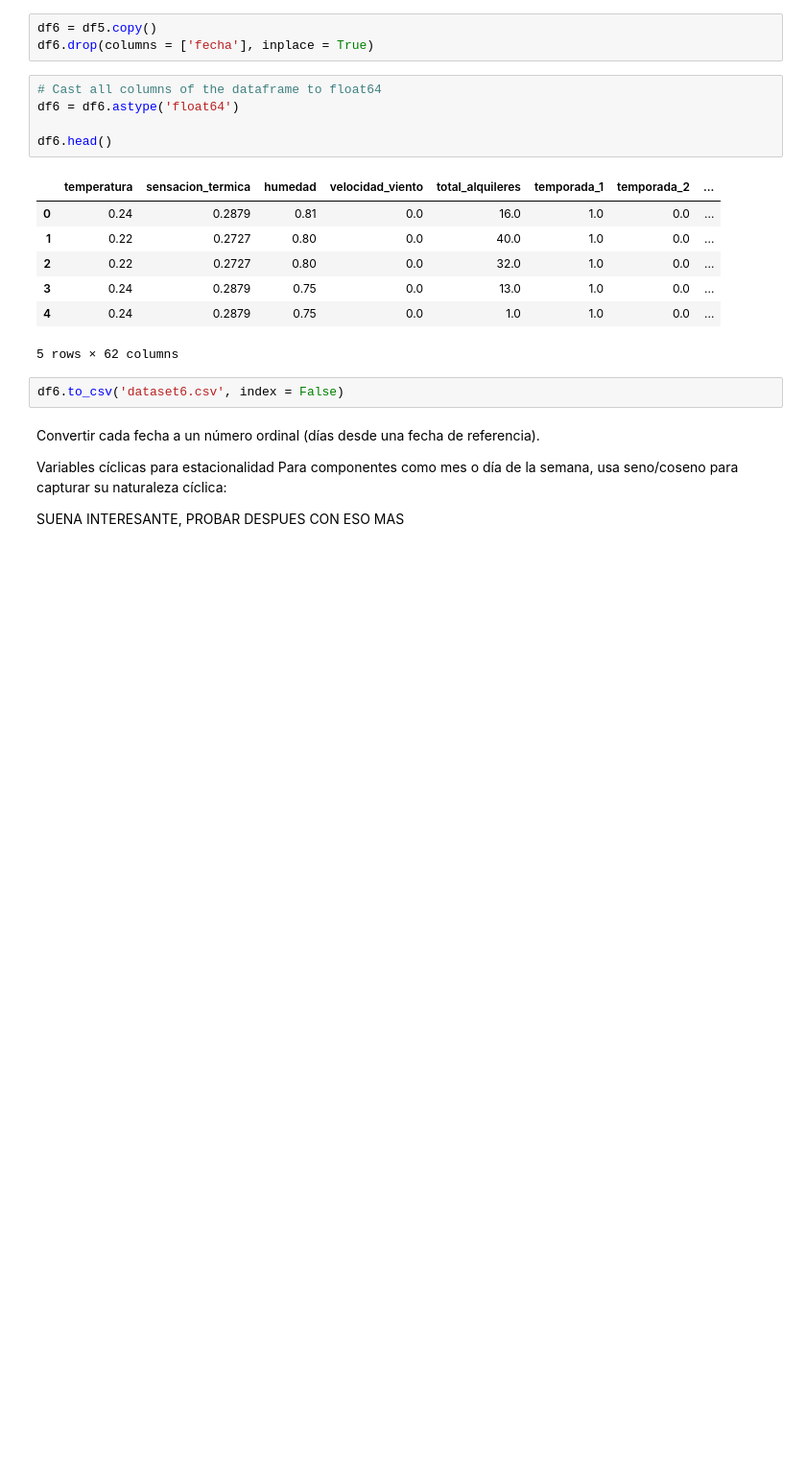
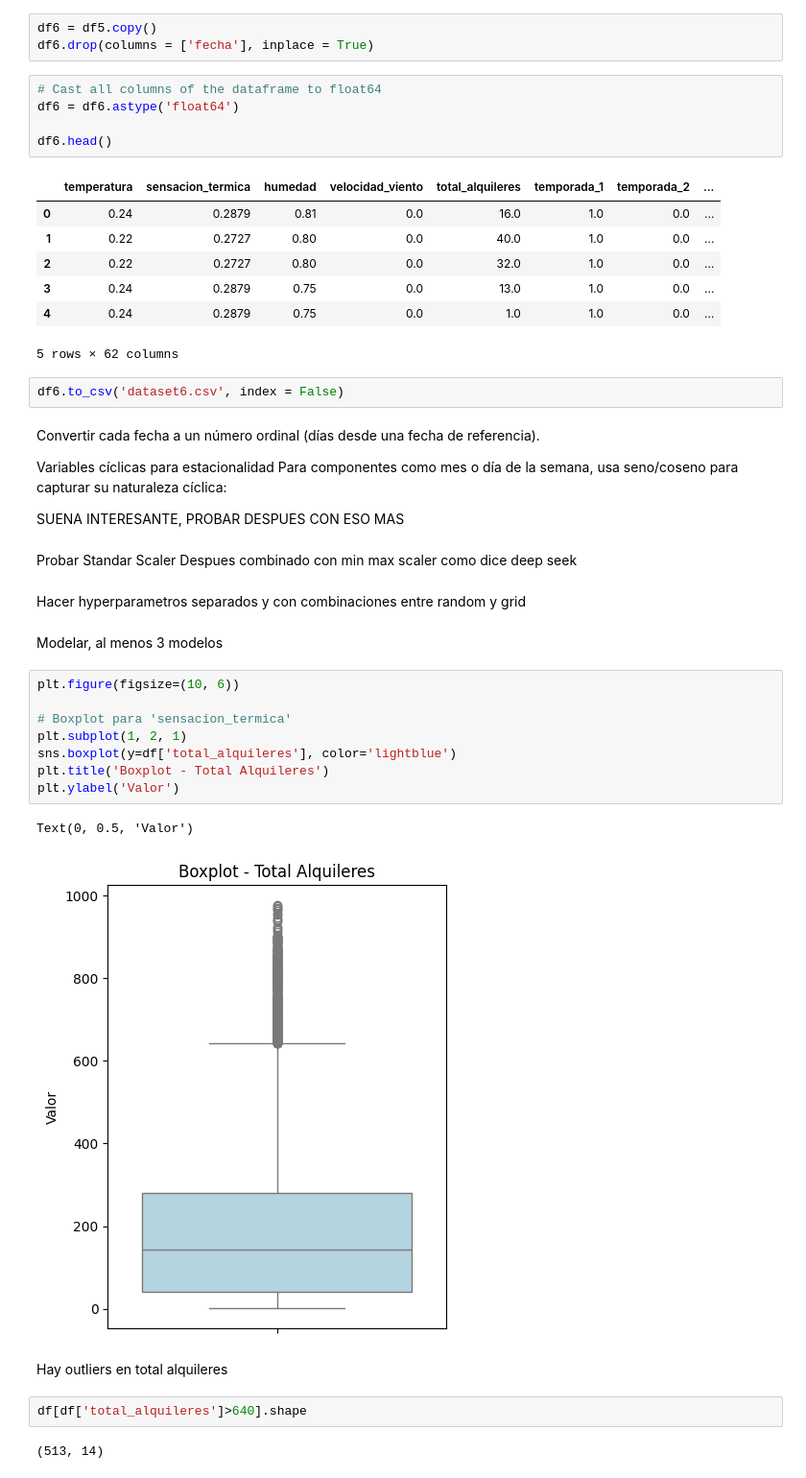
Before and after one commit to OliverPozo/Prediccion-de-Alquiler-de-Monopatines-en-Berlin, a Jupyter notebook: Prediccion Monopatines.ipynb, the cells around one changed output. Shown at 96% size. Saved outputs shown, nothing was run; the diff lists cells and outputs as text; blank space fills up the shorter version.

```diff
--- a/Prediccion Monopatines.ipynb
+++ b/Prediccion Monopatines.ipynb
@@ -746,3 +746,27 @@ Convertir cada fecha a un número ordinal (días desde una fecha de referencia).
 Para componentes como mes o día de la semana, usa seno/coseno para capturar su naturaleza cíclica:
 
 SUENA INTERESANTE, PROBAR DESPUES CON ESO MAS
+# %% [markdown]
+Probar Standar Scaler
+Despues combinado con min max scaler como dice deep seek
+# %% [markdown]
+Hacer hyperparametros separados y con combinaciones entre random y grid
+# %% [markdown]
+Modelar, al menos 3 modelos
+# %%
+plt.figure(figsize=(10, 6))
+
+# Boxplot para 'sensacion_termica'
+plt.subplot(1, 2, 1)
+sns.boxplot(y=df['total_alquileres'], color='lightblue')
+plt.title('Boxplot - Total Alquileres')
+plt.ylabel('Valor')
+# %% [output]
+Text(0, 0.5, 'Valor')
+[figure, added]
+# %% [markdown]
+Hay outliers en total alquileres
+# %%
+df[df['total_alquileres']>640].shape
+# %% [output]
+(513, 14)
```
Also changed, not shown: parts of 3 cells of this notebook, 2 other files.
